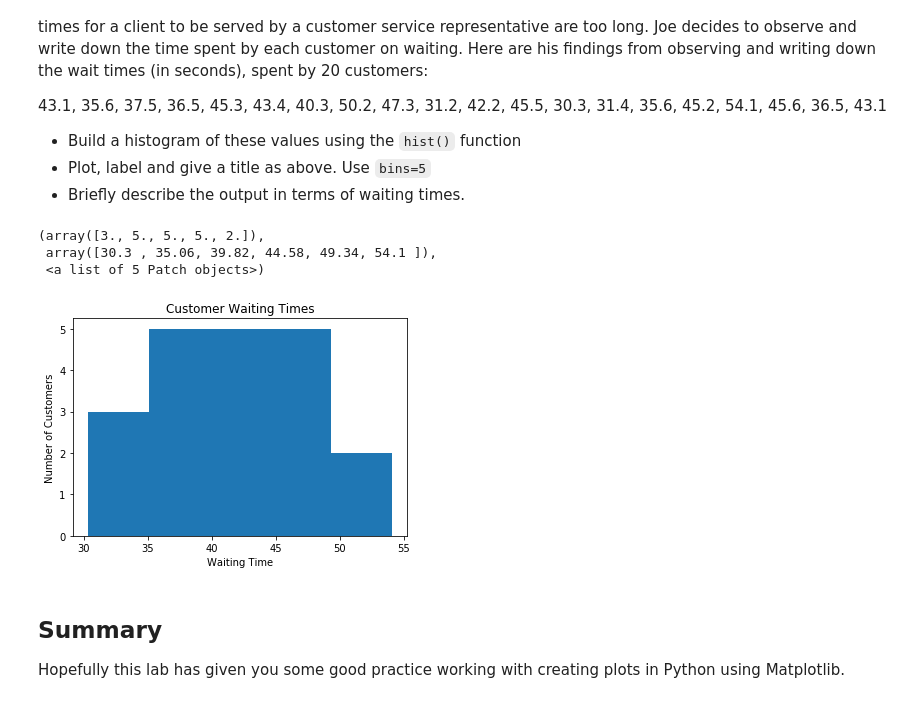
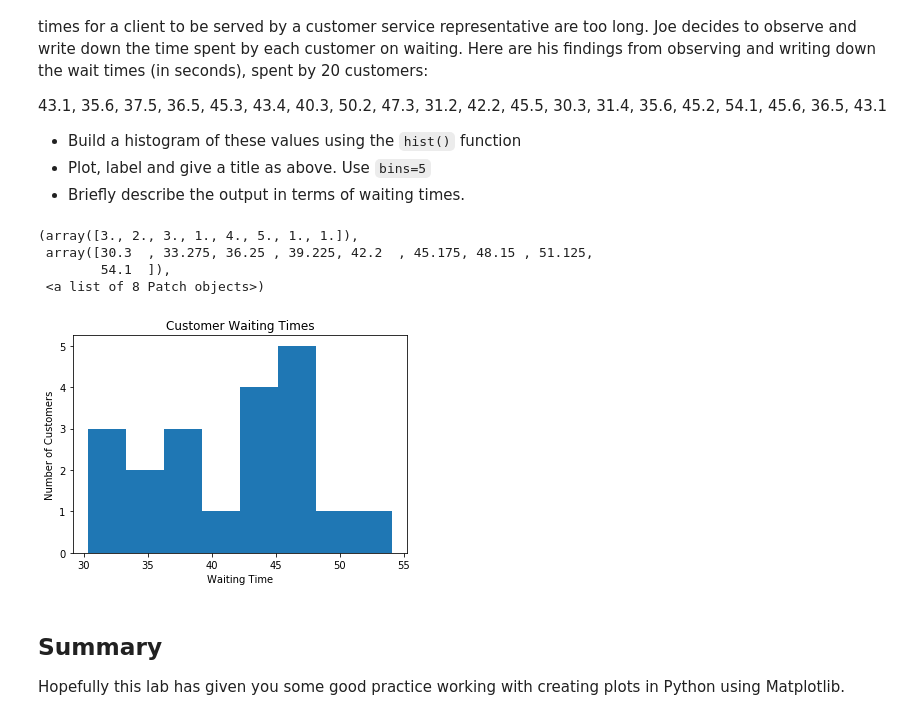
Before and after one commit to zaborowm/dsc-data-viz-lab-nyc-ds-career-042219, a Jupyter notebook: index.ipynb, the cells around one changed output. Saved outputs shown, nothing was run; the diff lists cells and outputs as text; code cells hidden in the pictures.

```diff
--- a/index.ipynb
+++ b/index.ipynb
@@ -97,21 +97,22 @@ Joe is the branch manager at a bank. Recently, Joe been receiving customer feedb
 # %%
 import matplotlib.pyplot as plt
 %matplotlib inline
 import numpy as np
 
 x = [43.1, 35.6, 37.5, 36.5, 45.3, 43.4, 40.3, 50.2, 47.3, 31.2, 42.2, 45.5, 30.3, 31.4, 35.6, 45.2, 54.1, 45.6, 36.5, 43.1]
 plt.title('Customer Waiting Times')
 plt.xlabel('Waiting Time')
 plt.ylabel('Number of Customers')
-plt.hist(x, bins=5)
+plt.hist(x, bins=8)
 #Plot the distogram with hist() function
 
 # Label, give title and show the plot
 # %% [output]
-(array([3., 5., 5., 5., 2.]),
- array([30.3 , 35.06, 39.82, 44.58, 49.34, 54.1 ]),
- <a list of 5 Patch objects>)
+(array([3., 2., 3., 1., 4., 5., 1., 1.]),
+ array([30.3  , 33.275, 36.25 , 39.225, 42.2  , 45.175, 48.15 , 51.125,
+        54.1  ]),
+ <a list of 8 Patch objects>)
-[figure, old version]
+[figure, new version]
 # %% [markdown]
 ## Summary
 
```
